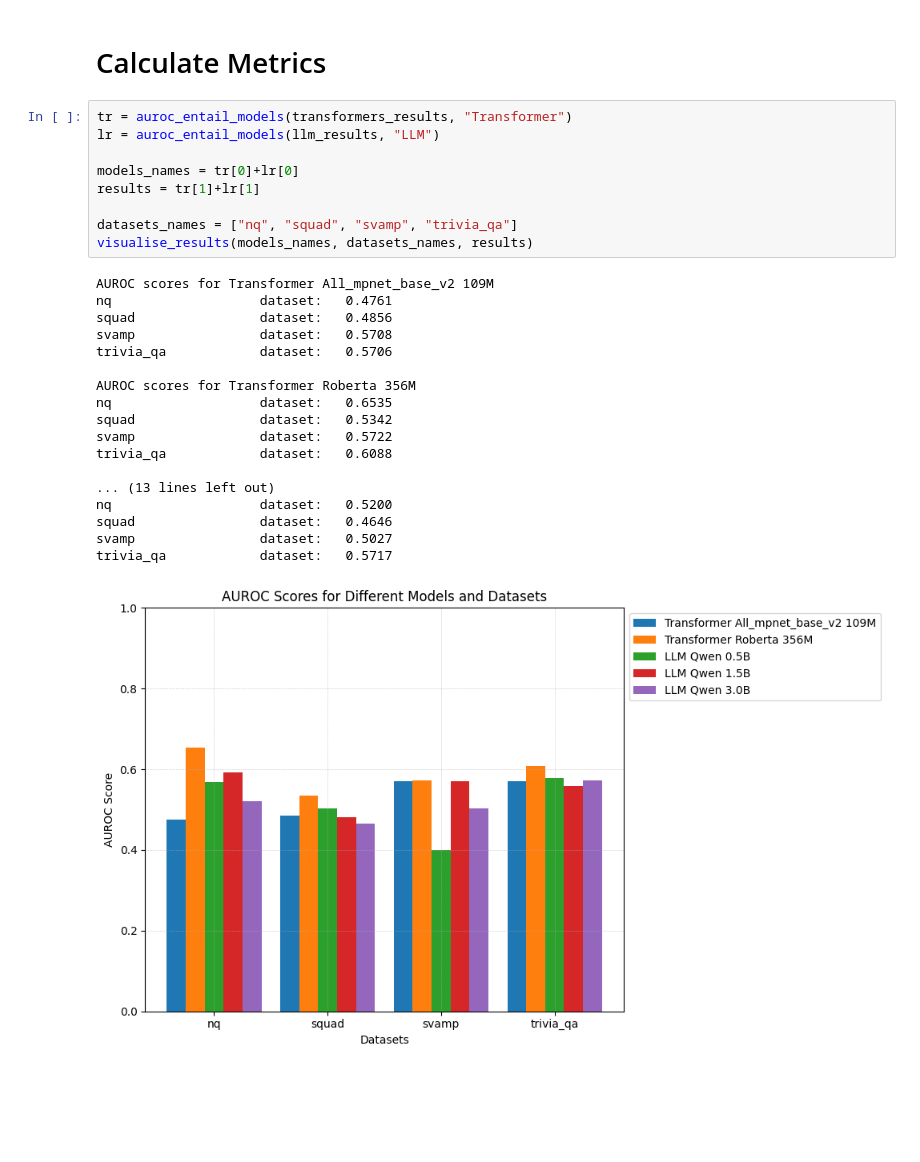
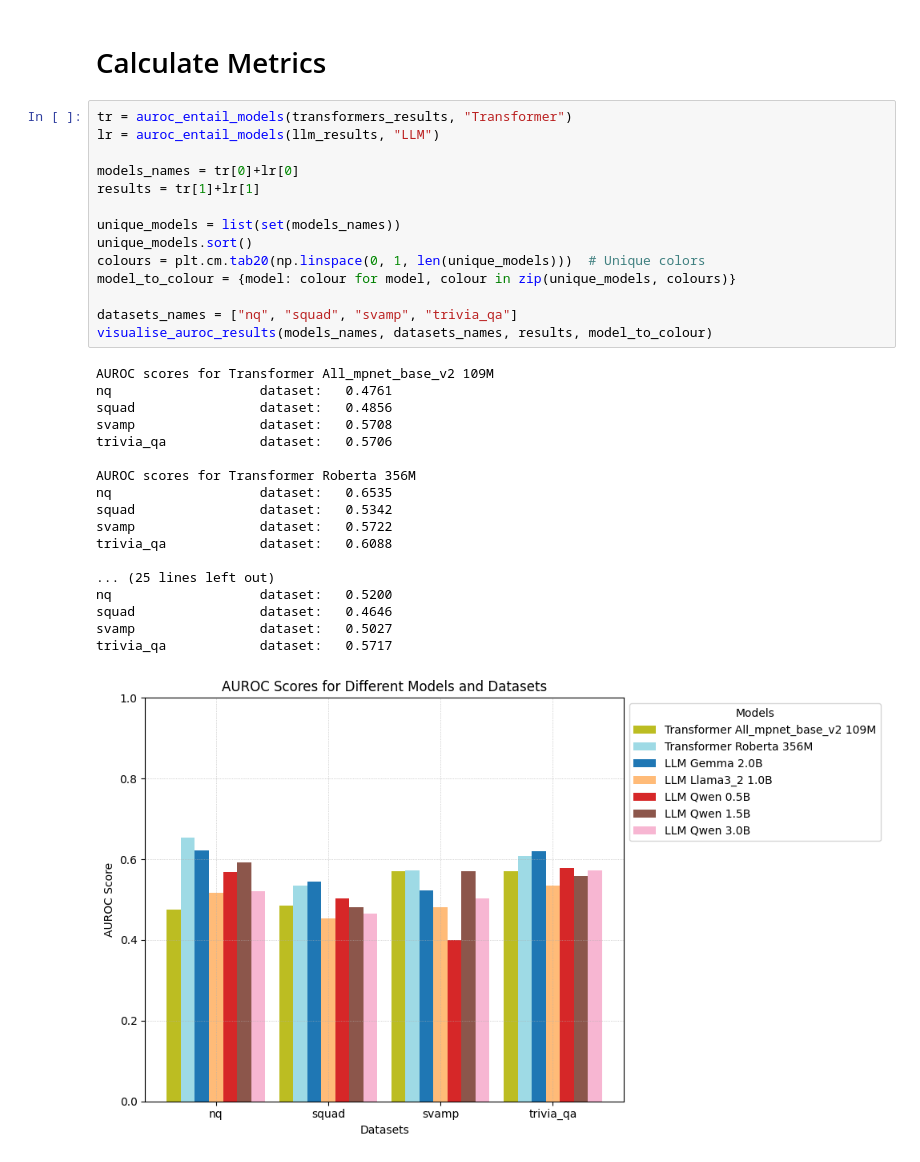
Before and after one commit to tassos37000/dah, a Jupyter notebook: detect_hallucinations.ipynb, the cells around one changed output. Saved outputs shown, nothing was run; the diff lists cells and outputs as text; blank space fills up the shorter version.

```diff
--- a/detect_hallucinations.ipynb
+++ b/detect_hallucinations.ipynb
@@ -190,28 +231,33 @@ Loaded trivia_qa from qwen/3.0B
 # %%
 tr = auroc_entail_models(transformers_results, "Transformer")
 lr = auroc_entail_models(llm_results, "LLM")
 
 models_names = tr[0]+lr[0]
 results = tr[1]+lr[1]
 
+unique_models = list(set(models_names))
+unique_models.sort()
+colours = plt.cm.tab20(np.linspace(0, 1, len(unique_models)))  # Unique colors
+model_to_colour = {model: colour for model, colour in zip(unique_models, colours)}
+
 datasets_names = ["nq", "squad", "svamp", "trivia_qa"]
-visualise_results(models_names, datasets_names, results)
+visualise_auroc_results(models_names, datasets_names, results, model_to_colour)
 # %% [output]
 AUROC scores for Transformer All_mpnet_base_v2 109M
 nq                   dataset:   0.4761
 squad                dataset:   0.4856
 svamp                dataset:   0.5708
 trivia_qa            dataset:   0.5706
 
 AUROC scores for Transformer Roberta 356M
 nq                   dataset:   0.6535
 squad                dataset:   0.5342
 svamp                dataset:   0.5722
 trivia_qa            dataset:   0.6088
 
-... (13 lines left out)
+... (25 lines left out)
 nq                   dataset:   0.5200
 squad                dataset:   0.4646
 svamp                dataset:   0.5027
 trivia_qa            dataset:   0.5717
-[figure, old version]
+[figure, new version]
```
Also changed, not shown: parts of 12 cells of this notebook, 6 other files.
